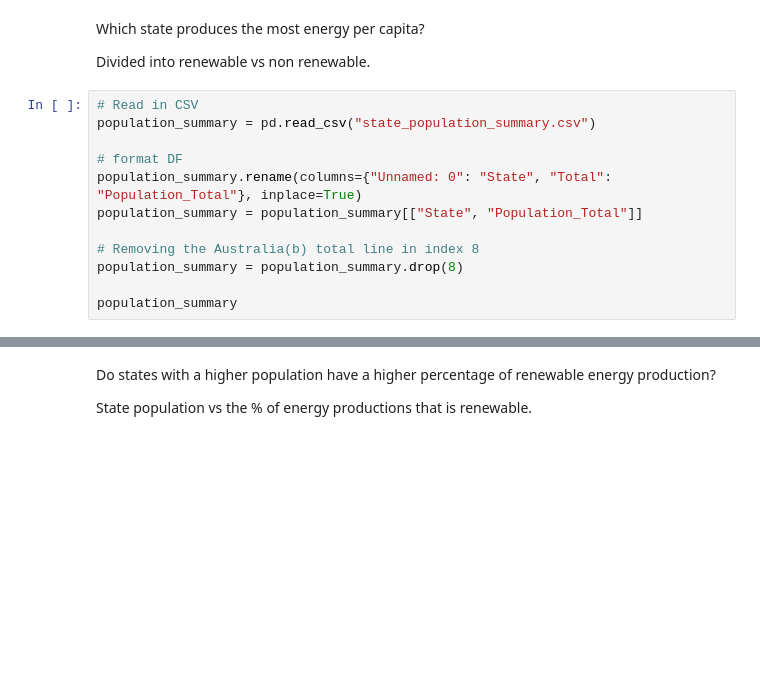
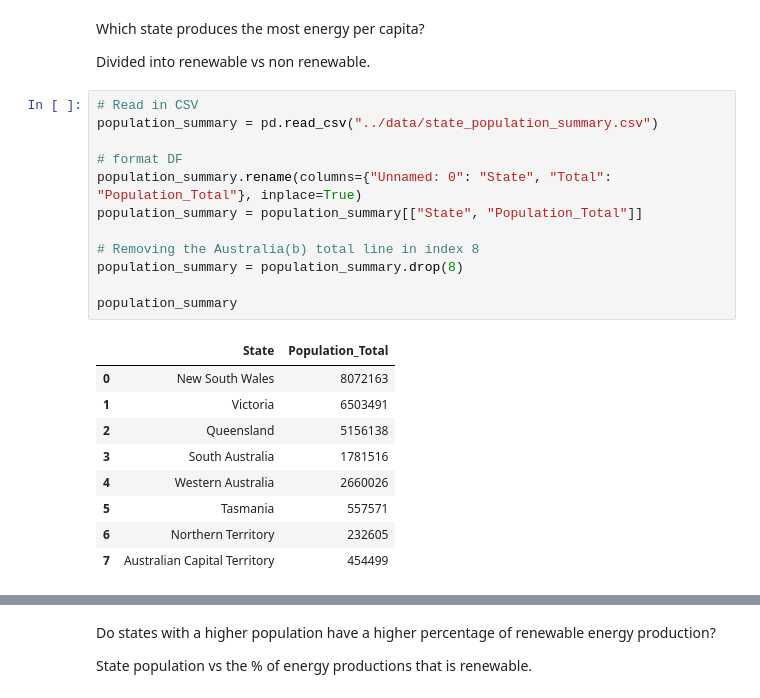
Before and after one commit to Carly-Jane/Australian_Energy_Insights, a Jupyter notebook: notebooks/transform_and_load.ipynb, the cells around one changed output, grey strips where cells are left out. Drawn from its saved outputs; the diff is of its cells as text; blank space fills up the shorter version.

Commit message:
All notebooks ran, all dataframes exported

```diff
--- a/notebooks/transform_and_load.ipynb
+++ b/notebooks/transform_and_load.ipynb
@@ -143,16 +222,26 @@ Which state produces the most energy per capita?
 Divided into renewable vs non renewable.
 # %%
 # Read in CSV
-population_summary = pd.read_csv("state_population_summary.csv")
+population_summary = pd.read_csv("../data/state_population_summary.csv")
 
 # format DF
 population_summary.rename(columns={"Unnamed: 0": "State", "Total": "Population_Total"}, inplace=True)
 population_summary = population_summary[["State", "Population_Total"]]
 
 # Removing the Australia(b) total line in index 8
 population_summary = population_summary.drop(8)
 
 population_summary
+# %% [output]
+|  | State | Population_Total |
+| 0 | New South Wales | 8072163 |
+| 1 | Victoria | 6503491 |
+| 2 | Queensland | 5156138 |
+| 3 | South Australia | 1781516 |
+| 4 | Western Australia | 2660026 |
+| 5 | Tasmania | 557571 |
+| 6 | Northern Territory | 232605 |
+| 7 | Australian Capital Territory | 454499 |
 # %%
 population_summary.at[0, 'State'] = "NSW"
 population_summary.at[1, 'State'] = "VIC"
```
Also changed, not shown: parts of 29 cells of this notebook, 15 other files.
